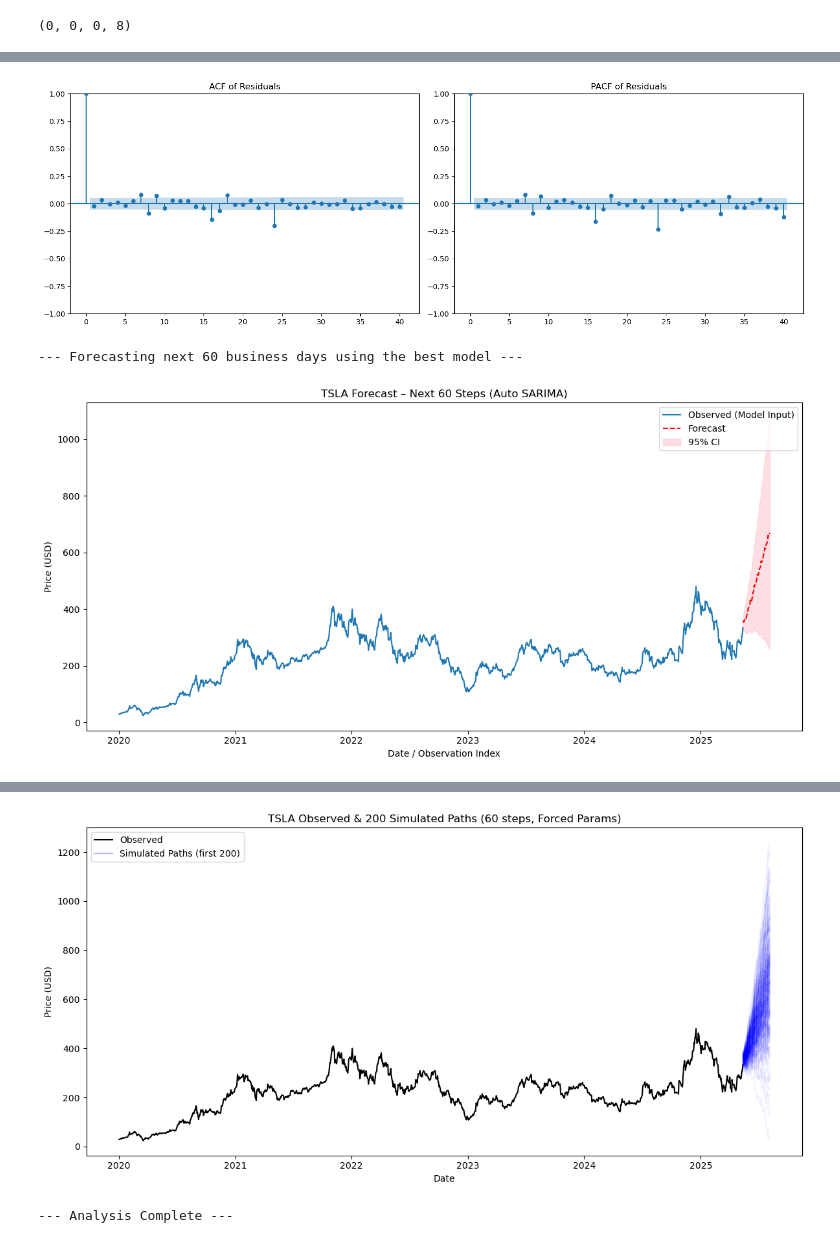
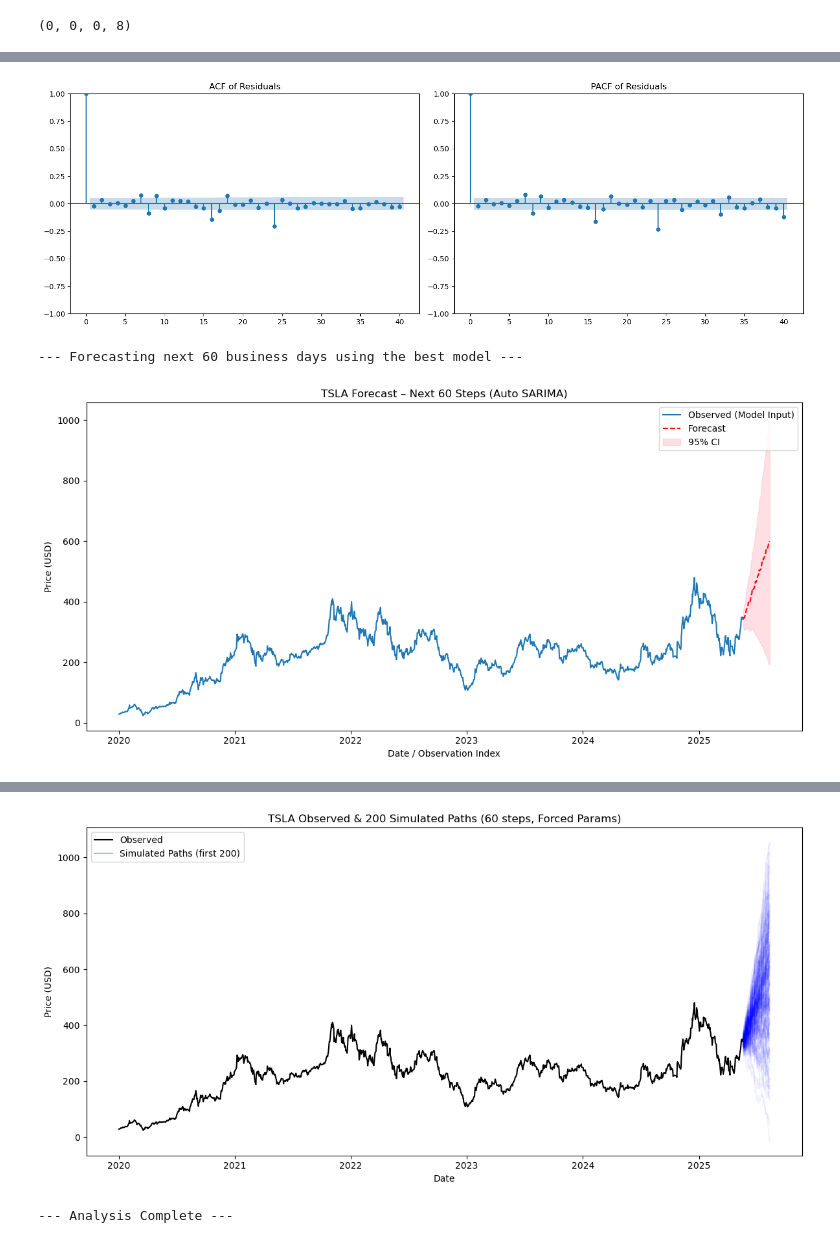
Before and after one commit to ForwardDT/S-ARIMA_predictions, a Jupyter notebook: SARIMA TESLA CLEAN WORKING.ipynb, the cells around one changed output, grey strips where cells are left out. Drawn from its saved outputs; the diff is of its cells as text; code cells hidden in the pictures.

```diff
--- a/SARIMA TESLA CLEAN WORKING.ipynb
+++ b/SARIMA TESLA CLEAN WORKING.ipynb
@@ -60,7 +51,7 @@ import pmdarima as pm
 # ------------------------------------------------------------------
 CSV_FILE       = "tesla_daily_data_2020_onwards.csv"
 START_DATE     = "2020-01-01"
-END_DATE       = "2025-05-13"
+END_DATE       = "2025-05-19"
 M              = 8              # seasonal period (8 business days)
 N_STEPS        = 30            # forecast horizon
 N_SIMS         = 1000           # number of simulation paths
@@ -1119,11 +1001,7 @@ Load with Calls -> direction is UP
 --- Analysis Complete ---
 # %%
-### play to change d =1  seasonality to:
-
-
+### change d =1  seasonality to:
 ### more overall prediction:
-
-
 ###### WORKING OK but not as mathematica
 
 import numpy as np
@@ -1138,7 +1016,7 @@ import pmdarima as pm
 # --- Configuration ---
 csv_filename = "tesla_daily_data_2020_onwards.csv"
 MODEL_START_DATE = "2020-01-01"
-MODEL_END_DATE = "2025-05-13"
+MODEL_END_DATE = "2025-05-19"
 SEASONAL_PERIOD_M = 8
 n_steps = 60
 n_sims = 1000
@@ -1302,7 +1180,6 @@ if 'original_dates_for_plotting' in locals() and len(original_dates_for_plotting
     plt.plot(original_dates_for_plotting, close.values, label='Observed (Model Input)')
     # For forecast, try to create a meaningful date range if possible
     # This requires knowing the frequency of original_dates_for_plotting
-    # Assuming business days if it was previously a DatetimeIndex
     try:
         forecast_plot_dates = pd.date_range(start=original_dates_for_plotting[-1] + pd.Timedelta(days=1), periods=n_steps, freq='B')
         if len(forecast_plot_dates) == len(mean_fc): # Check if date range matches forecast length
@@ -1329,10 +1206,7 @@ print("\nLast few forecasted values:"); print(mean_fc.tail())
 print(f"\n--- Simulating {n_sims} future paths for {n_steps} steps (using best model params with statsmodels) ---")
 best_order = results.order
 best_seasonal_order = results.seasonal_order
-# The `close` variable here is the pandas Series with an integer index
-# If sm.tsa.SARIMAX needs a DatetimeIndex for some internal logic (less common for just values),
-# this could be an issue, but usually, it works with series/arrays.
-# We need to ensure the trend='c' from auto_arima is also passed if refitting for simulation
+
 trend_from_auto_arima = results.get_params().get('trend', None) # Get the trend auto_arima used
 
 print(f"Refitting best model SARIMA{best_order}{best_seasonal_order} with trend='{trend_from_auto_arima}' using statsmodels for simulation...")
@@ -1352,61 +1226,6 @@ try:
     simulation_successful = True
 except Exception as e: print(f"Error during simulation: {e}"); simulation_successful = False
 
-# if simulation_successful:
-#     last_vals_simulated = simulated_values_matrix[:, -1]
-#     # ... (rest of your simulation analysis: quartiles, etc. - this part doesn't depend on dates) ...
-#     mean_simulated_final_price = np.mean(last_vals_simulated)
-#     lower_quartile_simulated = np.percentile(last_vals_simulated, 25)
-#     upper_quartile_simulated = np.percentile(last_vals_simulated, 75)
-#     median_simulated_final_price = np.median(last_vals_simulated)
-#     print(f'\nSummary of simulated final prices after {n_steps} steps:') # Changed from days to steps
-#     print(f'  Mean simulated final price:       ${mean_simulated_final_price:.2f}')
-#     print(f'  Median simulated final price:     ${median_simulated_final_price:.2f}')
-#     print(f'  Lower Quartile (25th percentile): ${lower_quartile_simulated:.2f}')
-#     print(f'  Upper Quartile (75th percentile): ${upper_quartile_simulated:.2f}')
-#     mean_simulated_final_price = np.mean(last_vals_simulated)
-#     lower_quartile_simulated = np.percentile(last_vals_simulated, 25)
-#     upper_quartile_simulated = np.percentile(last_vals_simulated, 75)
-#     median_simulated_final_price = np.median(last_vals_simulated) # Median (50th percentile) often useful too
-
-#     print(f'\nSummary of simulated final prices after {n_steps} days:')
-#     print(f'  Mean simulated final price:       ${mean_simulated_final_price:.2f}')
-#     print(f'  Median simulated final price:     ${median_simulated_final_price:.2f}')
-#     print(f'  Lower Quartile (25th percentile): ${lower_quartile_simulated:.2f}')
-#     print(f'  Upper Quartile (75th percentile): ${upper_quartile_simulated:.2f}')
-
-
-
-#     # --- 8. Overlay some simulation paths ---
-#     plt.figure(figsize=(12, 6))
-#     # Plot observed data
-#     if 'original_dates_for_plotting' in locals() and len(original_dates_for_plotting) == len(close):
-#         plt.plot(original_dates_for_plotting, close.values, color='black', linewidth=1.5, label='Observed TSLA Price')
-#         # For simulation plot dates - similar logic to forecast dates
-#         try:
-#             simulation_plot_dates = pd.date_range(start=original_dates_for_plotting[-1] + pd.Timedelta(days=1), periods=n_steps, freq='B')
-#             if len(simulation_plot_dates) != n_steps: raise ValueError("Sim date length mismatch")
-#         except Exception:
-#             print("Warning: Could not generate reliable date index for simulation plot. Using relative integer index.")
-#             simulation_plot_dates = None # Fallback
-#     else:
-#         plt.plot(close.index, close.values, color='black', linewidth=1.5, label='Observed TSLA Price (Index)')
-#         simulation_plot_dates = None # Fallback
-
-#     num_paths_to_plot = min(200, n_sims)
-#     for i in range(num_paths_to_plot):
-#         if simulation_plot_dates is not None:
-#             plt.plot(simulation_plot_dates, simulated_values_matrix[i, :], color='blue', alpha=0.05)
-#         else: # Plot against integer index if dates are not available
-#             plt.plot(forecast_integer_index, simulated_values_matrix[i, :], color='blue', alpha=0.05) # Use forecast_integer_index
-
-#     plt.plot([], [], color='blue', alpha=0.3, label=f'Simulated Paths (first {num_paths_to_plot})')
-#     plt.title(f'TSLA Observed & {num_paths_to_plot} Simulated Future Paths ({n_steps} steps)')
-#     if simulation_plot_dates is not None or ('original_dates_for_plotting' in locals() and len(original_dates_for_plotting) == len(close)):
-#         plt.xlabel('Date / Observation Index')
-#     else:
-#         plt.xlabel('Observation Index')
-#     plt.ylabel('Price (USD)'); plt.legend(); plt.tight_layout(); plt.show()
 
 # print("\n--- Analysis Complete ---")
 if simulation_successful:
@@ -1514,4 +1333,4 @@ Estimated drift/intercept: 0.06097035979100428
 [figure]
 --- Forecasting next 60 business days using the best model ---
-[figure, old version]
+[figure, new version]
 Last few forecasted values:
@@ -1532,4 +1351,4 @@ Proportion analysis of simulated final prices after 60 steps:
 
 Load with Calls -> direction is UP
-[figure, old version]
+[figure, new version]
 --- Analysis Complete ---
```
Also changed, not shown: parts of 6 cells of this notebook.
